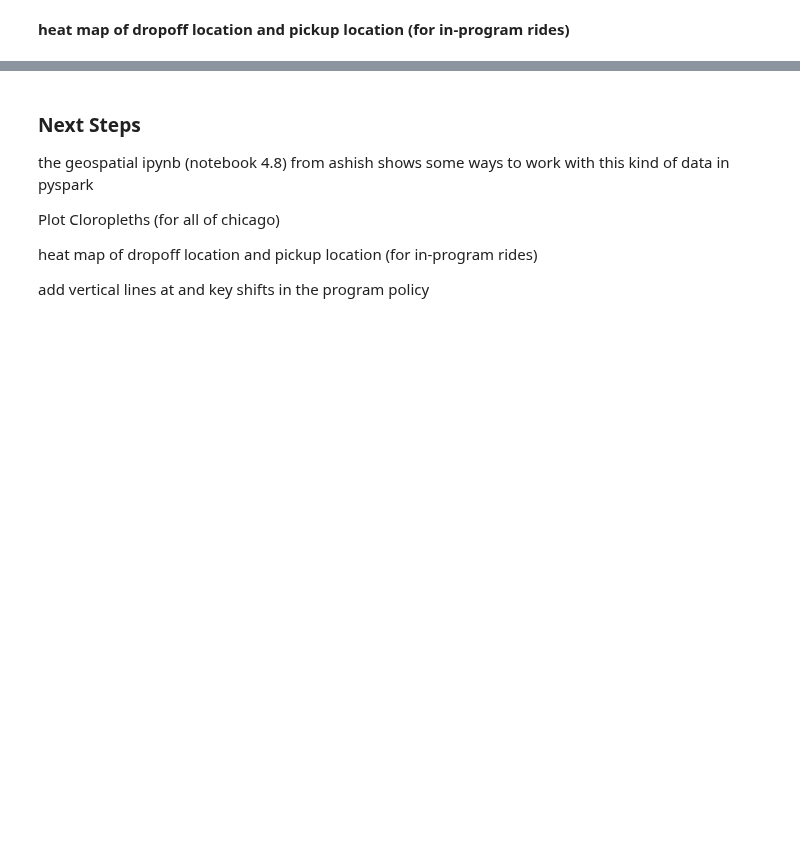
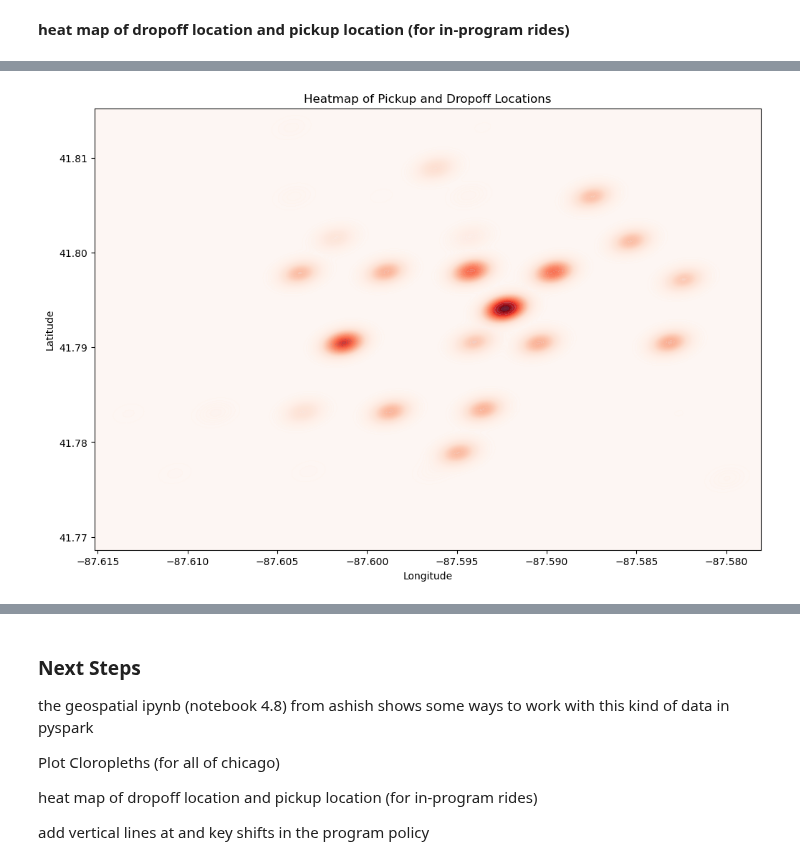
Before and after one commit to hvpachisia/uchicago-lyft-rideshare, a Jupyter notebook: eda_2022.ipynb, the cells around one changed output, grey strips where cells are left out. Saved outputs shown, nothing was run; the diff lists cells and outputs as text; code cells hidden in the pictures; blank space fills up the shorter version.

```diff
--- a/eda_2022.ipynb
+++ b/eda_2022.ipynb
@@ -373,0 +403,18 @@ chicago_map
+# %%
+import seaborn as sns
+import matplotlib.pyplot as plt
+import pandas as pd
+
+df_area_program_pd = df_area_program.toPandas()
+
+# Create a 2D kernel density estimate plot
+plt.figure(figsize=(12, 8))
+sns.kdeplot(data=df_area_program_pd, x='pickup_lon', y='pickup_lat', cmap='Blues', fill=True, thresh=0, levels=100, alpha=0.8)
+sns.kdeplot(data=df_area_program_pd, x='dropoff_lon', y='dropoff_lat', cmap='Reds', fill=True, thresh=0, levels=100, alpha=0.8)
+
+plt.title('Heatmap of Pickup and Dropoff Locations')
+plt.xlabel('Longitude')
+plt.ylabel('Latitude')
+plt.show()
+# %% [output]
+[figure, added]
```
Also changed, not shown: parts of 18 cells of this notebook.
